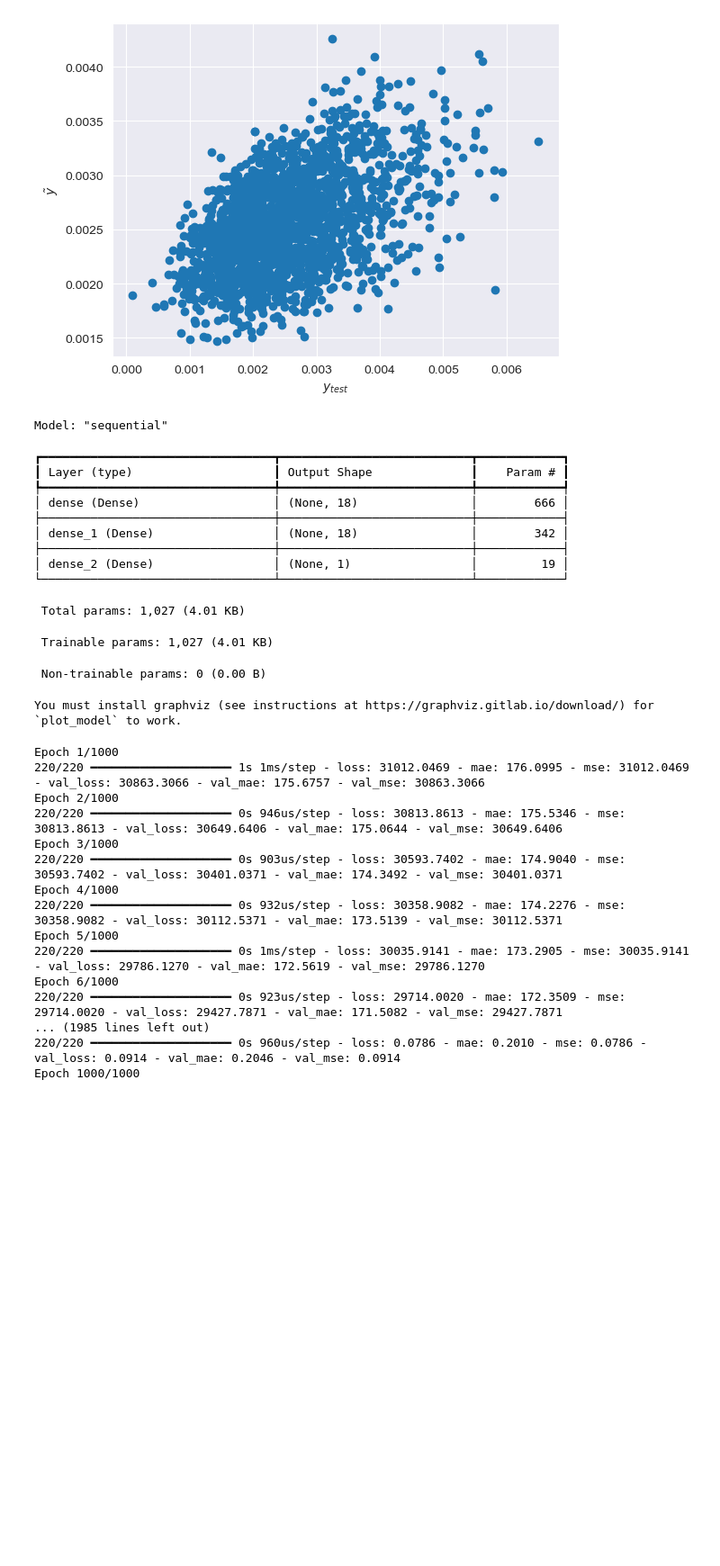
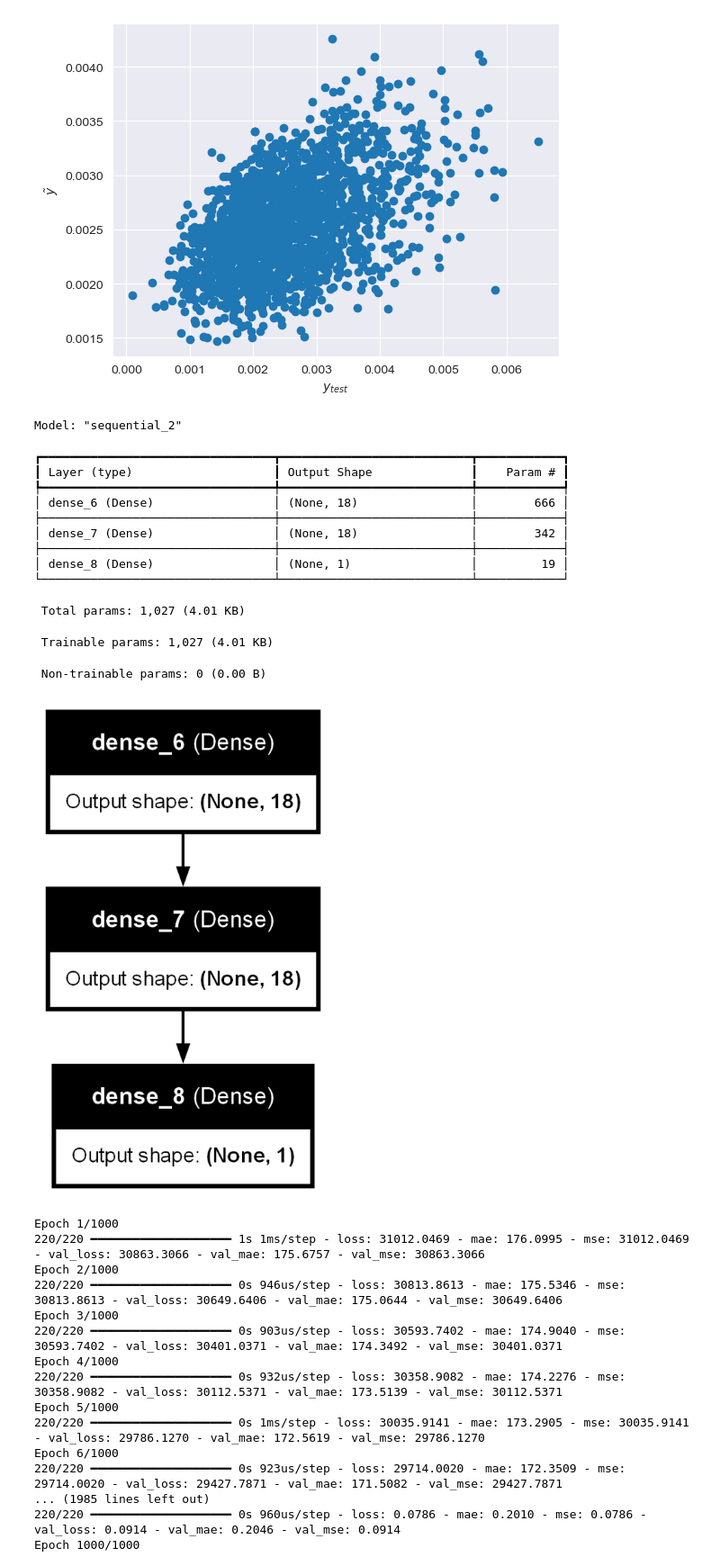
Before and after one commit to lucasboistay/molecular_dynamics, a Jupyter notebook: main.ipynb, the cells around one changed output. Shown at 90% size. Saved outputs shown, nothing was run; the diff lists cells and outputs as text; code cells hidden in the pictures; blank space fills up the shorter version.

```diff
--- a/main.ipynb
+++ b/main.ipynb
@@ -1228,37 +1228,39 @@ None
 # %%
 # Création du modèle
 from keras.models import Sequential
 from keras.callbacks import ModelCheckpoint, EarlyStopping
 from keras.layers import Dense
 from keras.utils import plot_model
+import matplotlib.pyplot as plt
+import matplotlib.image as mpimg
 
 cb_sauvegarde = ModelCheckpoint(filepath='save/coulomb_mo2s4_Adam_normal.keras', save_best_only=True)
 earlystop = EarlyStopping(monitor='loss', min_delta=0.000001, patience=50, verbose=1, mode='auto')
 
 model = Sequential()
 
 model.add(Dense(units=18, activation='relu', input_shape=(36,)))
 model.add(Dense(units=18, activation='relu'))
 model.add(Dense(units=1, activation='linear'))
 
 model.summary()
 
-plot_model(model, to_file='model_plot.png', show_shapes=True, show_layer_names=True)
+plot_model(model, to_file='img/nn/model_plot.png', show_shapes=True, show_layer_names=True)
 # %% [output]
-Model: "sequential"
+Model: "sequential_2"
 ┏━━━━━━━━━━━━━━━━━━━━━━━━━━━━━━━━━┳━━━━━━━━━━━━━━━━━━━━━━━━━━━┳━━━━━━━━━━━━┓
 ┃ Layer (type)                    ┃ Output Shape              ┃    Param # ┃
 ┡━━━━━━━━━━━━━━━━━━━━━━━━━━━━━━━━━╇━━━━━━━━━━━━━━━━━━━━━━━━━━━╇━━━━━━━━━━━━┩
-│ dense (Dense)                   │ (None, 18)                │        666 │
+│ dense_6 (Dense)                 │ (None, 18)                │        666 │
 ├─────────────────────────────────┼───────────────────────────┼────────────┤
-│ dense_1 (Dense)                 │ (None, 18)                │        342 │
+│ dense_7 (Dense)                 │ (None, 18)                │        342 │
 ├─────────────────────────────────┼───────────────────────────┼────────────┤
-│ dense_2 (Dense)                 │ (None, 1)                 │         19 │
+│ dense_8 (Dense)                 │ (None, 1)                 │         19 │
 └─────────────────────────────────┴───────────────────────────┴────────────┘
  Total params: 1,027 (4.01 KB)
  Trainable params: 1,027 (4.01 KB)
  Non-trainable params: 0 (0.00 B)
-You must install graphviz (see instructions at https://graphviz.gitlab.io/download/) for `plot_model` to work.
+[figure, added]
 # %%
 # let's train the model
 
```
Also changed, not shown: 2 other files.
